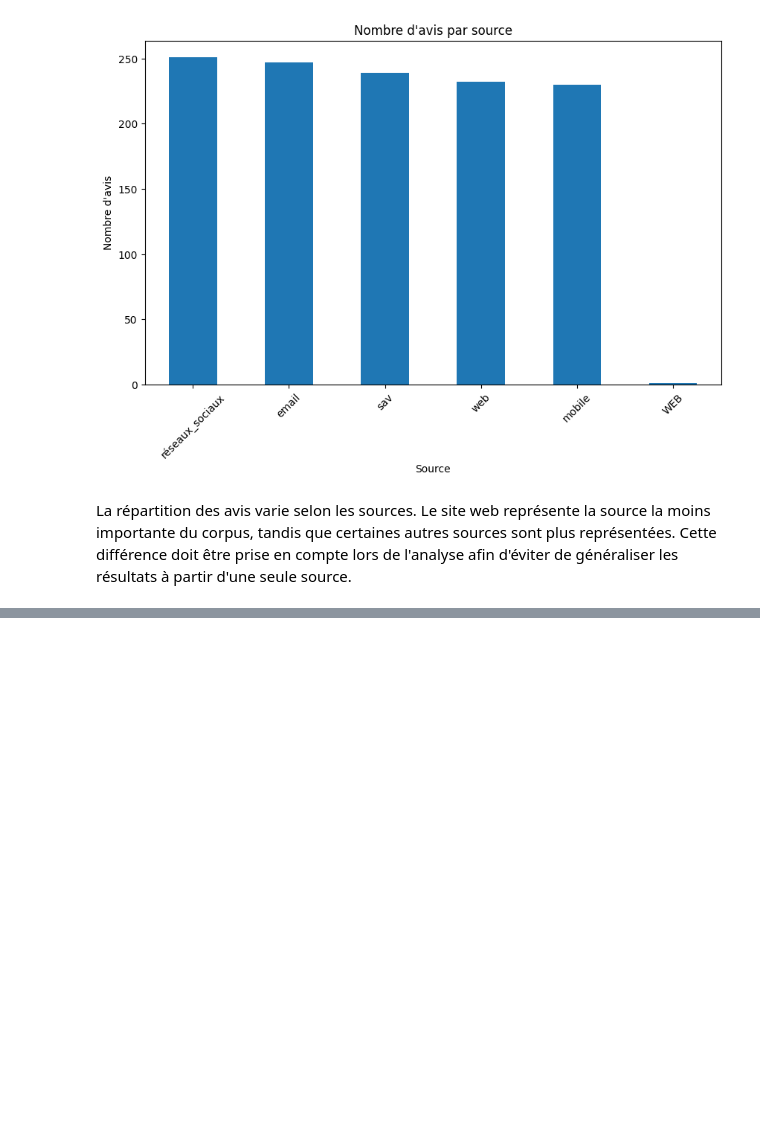
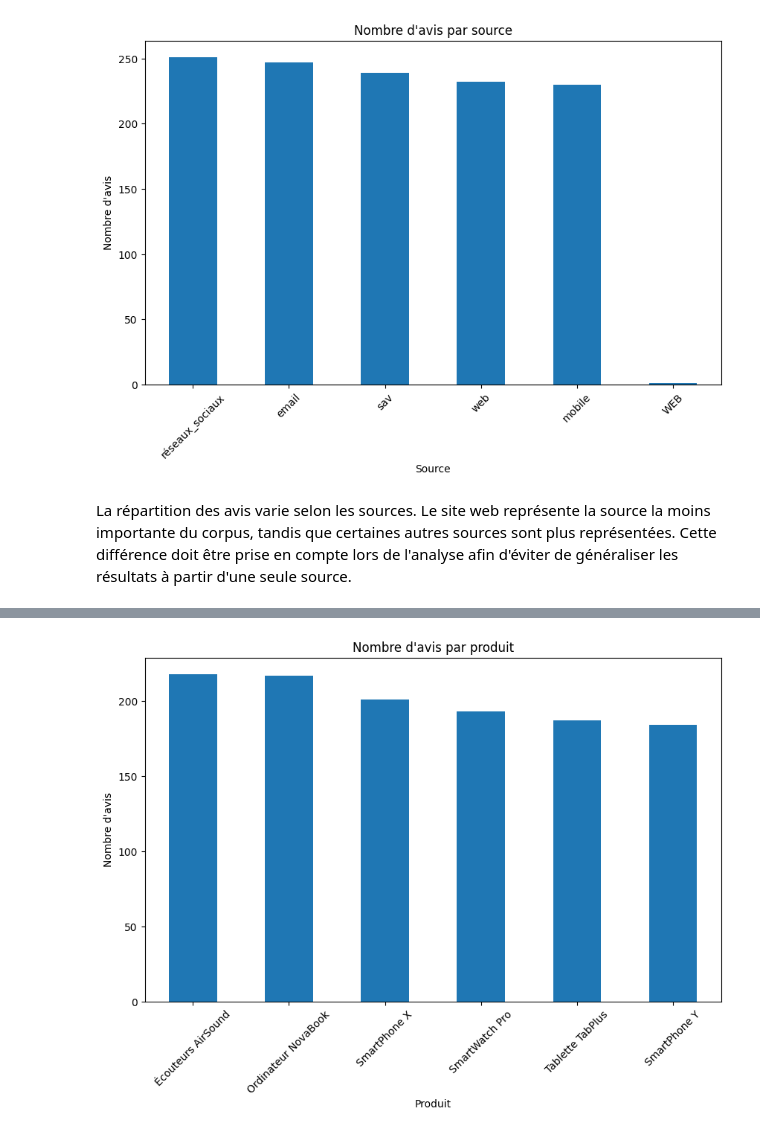
Before and after one commit to binetouwahab/smart_reviews, a Jupyter notebook: notebooks/atelier_prepa_donnees_textuelles.ipynb, the cells around one changed output, grey strips where cells are left out. Cells and saved outputs as stored; diff of their text form; code cells hidden in the pictures; blank space fills up the shorter version.

Commit message:
visualiser le nombre d'avis par produit

```diff
--- a/notebooks/atelier_prepa_donnees_textuelles.ipynb
+++ b/notebooks/atelier_prepa_donnees_textuelles.ipynb
@@ -629,0 +632,4 @@ La répartition des avis varie selon les sources. Le site web représente la sou
+# %%
+avis_par_produit = df["produit"].value_counts()
+
+print(avis_par_produit)
@@ -629,0 +645,13 @@ La répartition des avis varie selon les sources. Le site web représente la sou
+# %%
+plt.figure(figsize=(10, 6))
+
+avis_par_produit.plot(kind="bar")
+
+plt.title("Nombre d'avis par produit")
+plt.xlabel("Produit")
+plt.ylabel("Nombre d'avis")
+plt.xticks(rotation=45)
+
+plt.show()
+# %% [output]
+[figure, added]
```
Also changed, not shown: parts of 2 cells of this notebook.
